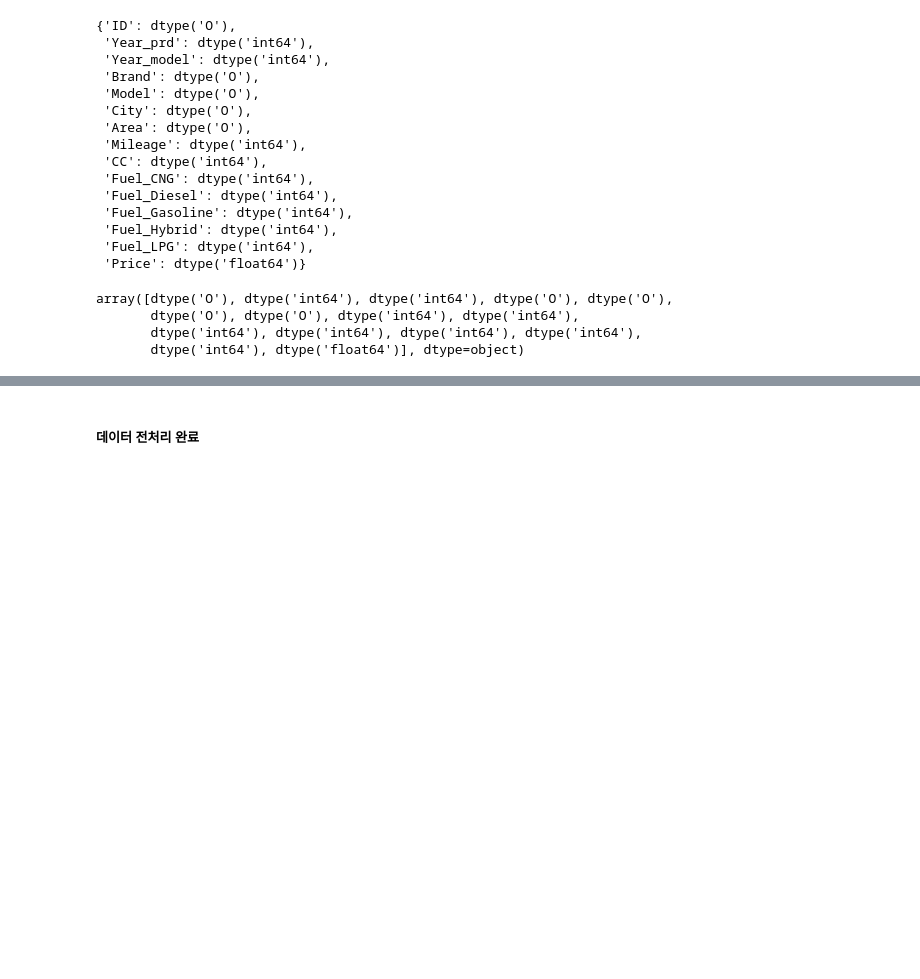
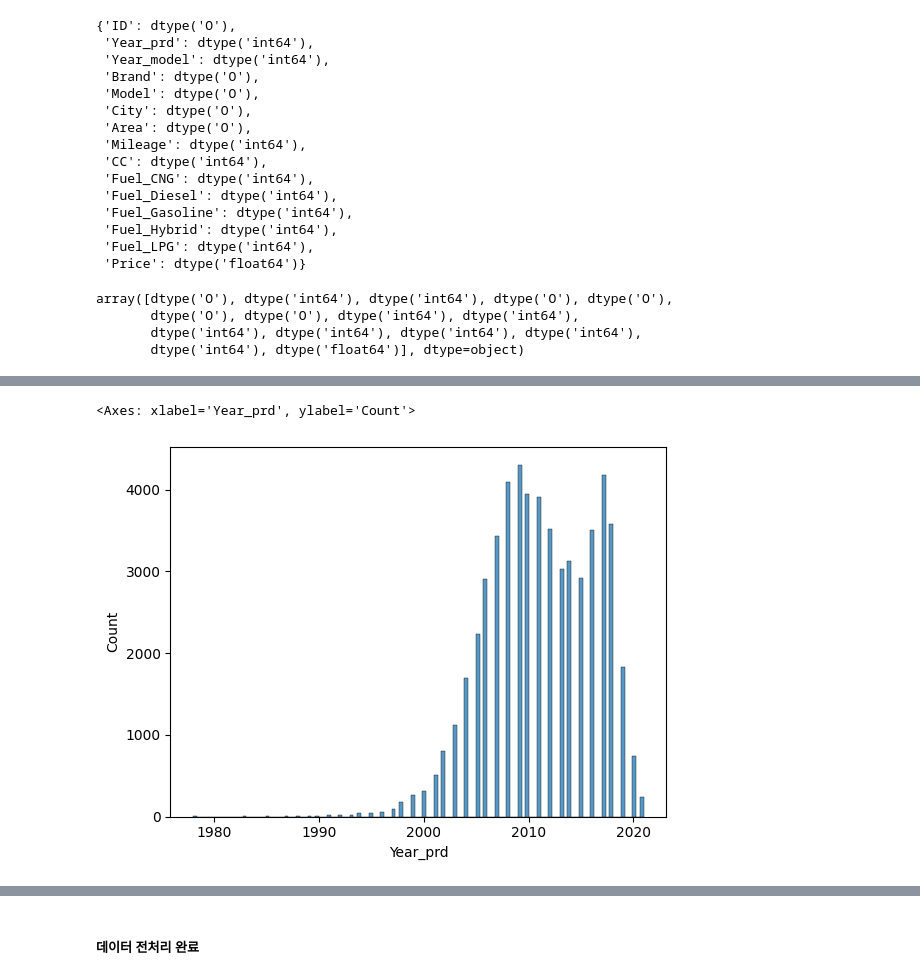
Before and after one commit to woojooc/ML_Car, a Jupyter notebook: jm/dacon/preprocessing.ipynb, the cells around one changed output, grey strips where cells are left out. Cells and saved outputs as stored; diff of their text form; code cells hidden in the pictures; blank space fills up the shorter version.

```diff
--- a/jm/dacon/preprocessing.ipynb
+++ b/jm/dacon/preprocessing.ipynb
@@ -276,0 +344,10 @@ column :  Area
+# %%
+# MinMax Scaling 이전
+
+# Year_prd
+import seaborn as sns
+
+sns.histplot(x=df['Year_prd'])
+# %% [output]
+<Axes: xlabel='Year_prd', ylabel='Count'>
+[figure, added]
```
Also changed, not shown: parts of 20 cells of this notebook, 2 other files.
